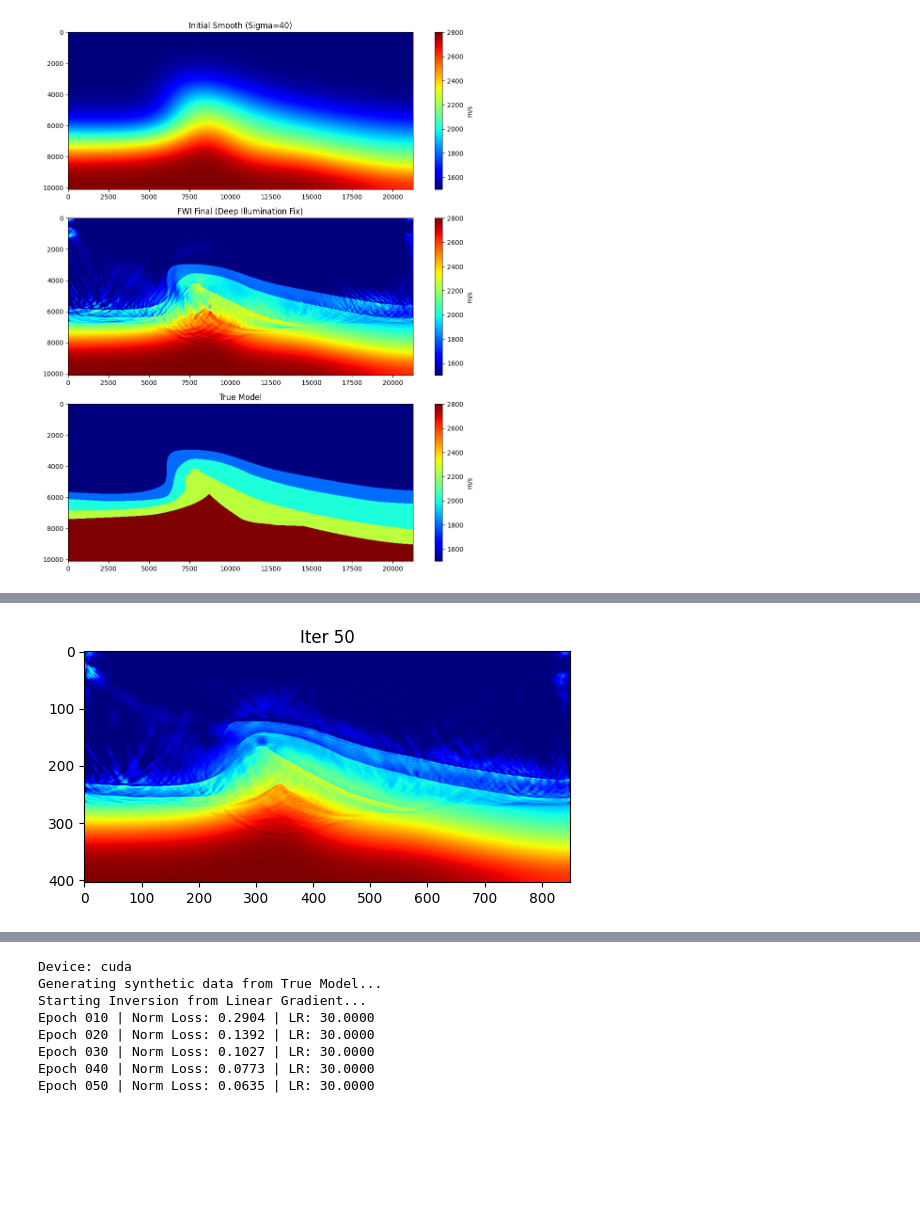
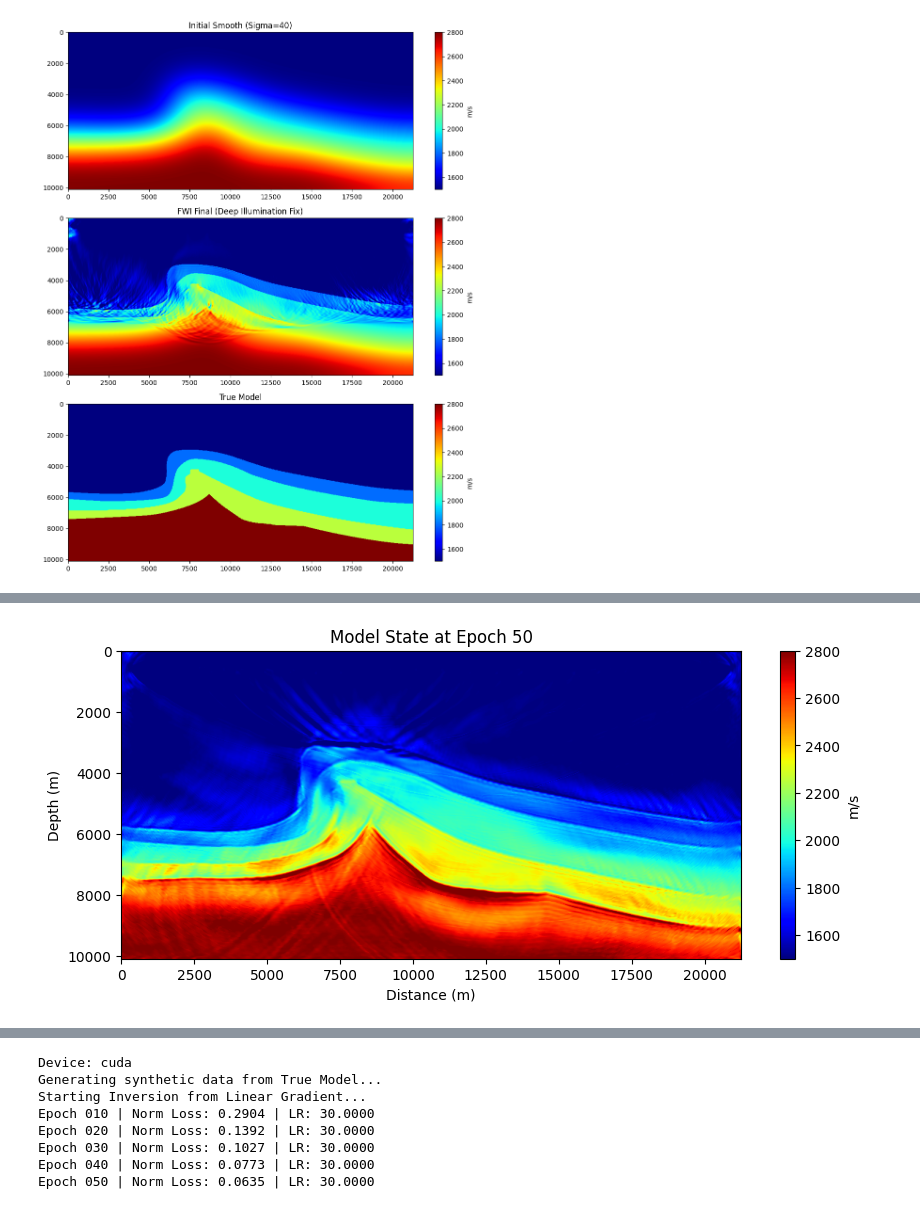
Before and after one commit to nemoiitkgp/NGRI-SUMMER-INTERNSHIP, a Jupyter notebook: Anticline.ipynb, the cells around one changed output, grey strips where cells are left out. Saved outputs shown, nothing was run; the diff lists cells and outputs as text; code cells hidden in the pictures; blank space fills up the shorter version.

```diff
--- a/Anticline.ipynb
+++ b/Anticline.ipynb
@@ -420,7 +594,7 @@ try:
     if v_true_np is None: raise ValueError("Invalid 2D array.")
     if np.max(v_true_np) < 10: v_true_np *= 1000.0
 except:
-    # Fallback if file not found
+    # Fallback synthetic if file is missing
     v_true_np = 2000 * np.ones((850, 404), dtype=np.float32)
     v_true_np[:, 200:] = 3500
 
@@ -428,21 +602,20 @@ v_true = torch.from_numpy(v_true_np).to(device)
 if v_true.shape[0] < v_true.shape[1]: v_true = v_true.T
 nx, nz = v_true.shape
 
-# 3. INITIAL MODEL (INCREASED SMOOTHING AS REQUESTED)
-# sigma increased from 15 to 40 to make it much blurrier
+# 3. INITIAL MODEL (Strongly Smoothed)
 v_init_np = 1/gaussian_filter(1/v_true.cpu().numpy(), sigma=40)
 v_init = torch.from_numpy(v_init_np).to(device)
 v1 = v_init.clone().requires_grad_(True)
 vmin, vmax = v_true.min().item(), v_true.max().item()
 
-# 4. GEOMETRY (Optimized for T4 15GB RAM)
+# 4. GEOMETRY (Optimized for T4 and Deep Illumination)
 pml_v = 20
 dx, dz = 25.0, 25.0
 spacing = (dx, dz)
-dt = 0.004  # 0.004 helps memory compared to 0.003
-nt = 2000   # 8 seconds total
-freq = 5.0
-n_shots = 16
+dt = 0.004
+nt = 3000   # 12 seconds: Essential for deep corner reflections to reach surface
+freq = 4.5  # Slightly lower frequency penetrates deeper structures better
+n_shots = 24 # Increased shots for better corner illumination
 
 rx = torch.arange(pml_v, nx - pml_v, device=device)
 n_receivers_per_shot = len(rx)
@@ -458,7 +631,7 @@ for i in range(n_shots): receiver_loc[i, :, 0] = rx
 source_amp_cpu = deepwave.wavelets.ricker(freq, nt, dt, 1.5/freq).repeat(n_shots, 1, 1)
 
 # 5. GENERATE OBSERVED DATA
-print("Generating observed data (Sequential)...")
+print(f"Generating data with nt={nt} for deep reach...")
 observed_data_cpu = torch.zeros(n_shots, n_receivers_per_shot, nt)
 with torch.no_grad():
     for i in range(n_shots):
@@ -470,37 +643,39 @@ with torch.no_grad():
         del out, s_amp
         torch.cuda.empty_cache()
 
-# Initial Loss for Normalization
-with torch.no_grad():
-    initial_loss = 0
-    for i in range(n_shots):
-        s_amp = source_amp_cpu[i:i+1].to(device)
-        out_init = scalar(v1, spacing, dt, source_amplitudes=s_amp,
-                          source_locations=source_loc[i:i+1], receiver_locations=receiver_loc[i:i+1],
-                          pml_width=[pml_v]*4, pml_freq=freq)
-        initial_loss += torch.nn.MSELoss()(out_init[-1], observed_data_cpu[i:i+1].to(device)).item()
-        del out_init, s_amp
-    initial_loss /= n_shots
+# 6. ENHANCED DEEP ILLUMINATION PRECONDITIONER
+z_coords = torch.linspace(0, 1, nz, device=device)
+# Aggressive power scaling (z^4) to force updates into the bottom of the model
+z_gain = (1.0 + 80.0 * z_coords**4).view(1, nz)
 
-# 6. ILLUMINATION & DEPTH GAIN
-z = torch.linspace(0, 1, nz, device=device)
-z_gain = (1.0 + 35.0 * z**3).view(1, nz) # Stronger depth reach
 x_gain = torch.ones(nx, device=device)
-x_gain[:150] = torch.linspace(1.8, 1.0, 150, device=device) # Flank boost
-x_gain[-150:] = torch.linspace(1.0, 1.8, 150, device=device) # Flank boost
+# Wider flank boost (200 grid points) to reach those corner "dead zones"
+flank_w = 200
+x_gain[:flank_w] = torch.linspace(2.2, 1.0, flank_w, device=device)
+x_gain[-flank_w:] = torch.linspace(1.0, 2.2, flank_w, device=device)
 full_gain = z_gain * x_gain.view(nx, 1)
 
 # 7. INVERSION
-optimizer = torch.optim.Adam([v1], lr=35.0)
-# Scheduler cuts LR to prevent loss increase after 100 epochs
-scheduler = torch.optim.lr_scheduler.ReduceLROnPlateau(optimizer, mode='min', factor=0.5, patience=10)
+optimizer = torch.optim.Adam([v1], lr=30.0)
+scheduler = torch.optim.lr_scheduler.ReduceLROnPlateau(optimizer, mode='min', factor=0.5, patience=15)
 loss_history = []
 
-print(f"Starting Inversion from Highly Smoothed Model (Sigma=40)...")
-for epoch in range(600):
+# Get initial loss for normalization
+with torch.no_grad():
+    init_mse = 0
+    for i in range(n_shots):
+        out_init = scalar(v1, spacing, dt, source_amplitudes=source_amp_cpu[i:i+1].to(device),
+                          source_locations=source_loc[i:i+1], receiver_locations=receiver_loc[i:i+1],
+                          pml_width=[pml_v]*4, pml_freq=freq)
+        init_mse += torch.nn.MSELoss()(out_init[-1], observed_data_cpu[i:i+1].to(device)).item()
+    init_mse /= n_shots
+
+print(f"Starting Inversion (Progress plots every 50 epochs)...")
+for epoch in range(300):
     optimizer.zero_grad()
     epoch_loss = 0
 
+    # Sequential loop to prevent OOM on T4 GPU
     for i in range(n_shots):
         curr_source = source_amp_cpu[i:i+1].to(device)
         curr_obs = observed_data_cpu[i:i+1].to(device)
@@ -510,46 +685,54 @@ for epoch in range(600):
                           pml_width=[pml_v]*4, pml_freq=freq)
 
         loss = torch.nn.MSELoss()(out_pred[-1], curr_obs)
-        (loss / (initial_loss * n_shots)).backward()
-        epoch_loss += (loss / initial_loss).item()
+        (loss / (init_mse * n_shots)).backward()
+        epoch_loss += (loss / init_mse).item()
 
         del out_pred, curr_source, curr_obs
         torch.cuda.empty_cache()
 
     epoch_loss /= n_shots
 
-    # Process Gradient
+    # Process Gradient with Illumination Fix
     with torch.no_grad():
         if v1.grad is not None:
             v1.grad *= full_gain
-            # Clamp gradients to maintain stability
-            torch.nn.utils.clip_grad_norm_(v1, max_norm=0.8)
+            torch.nn.utils.clip_grad_norm_(v1, max_norm=1.0)
 
-            # Smoothing gradient: Reduce smoothing as we progress to get sharper details
-            current_sigma = max(2.5 * (0.99**epoch), 1.2)
-            grad = gaussian_filter(v1.grad.cpu().numpy(), sigma=current_sigma)
+            # Gradually reduce smoothing to resolve finer details over time
+            current_sigma = max(2.5 * (0.985**epoch), 1.0)
+            grad_np = gaussian_filter(v1.grad.cpu().numpy(), sigma=current_sigma)
 
-            v1.grad.copy_(torch.from_numpy(grad).to(device))
+            v1.grad.copy_(torch.from_numpy(grad_np).to(device))
             optimizer.step()
             v1.clamp_(min=vmin, max=vmax)
 
     scheduler.step(epoch_loss)
     loss_history.append(epoch_loss)
 
+    # OUTPUT PROGRESS EVERY 10 EPOCHS
     if (epoch + 1) % 10 == 0:
         print(f"Epoch {epoch+1:03d} | Norm Loss: {epoch_loss:.4f} | LR: {optimizer.param_groups[0]['lr']:.4f}")
 
+    # PLOT EVERY 50 EPOCHS AS REQUESTED
     if (epoch + 1) % 50 == 0:
-        plt.figure(figsize=(8,3)); plt.imshow(v1.detach().cpu().numpy().T, cmap='jet', vmin=vmin, vmax=vmax); plt.title(f"Iter {epoch+1}"); plt.show()
+        plt.figure(figsize=(10, 4))
+        plt.imshow(v1.detach().cpu().numpy().T, cmap='jet', vmin=vmin, vmax=vmax,
+                   extent=[0, nx*dx, nz*dz, 0], aspect='auto')
+        plt.title(f"Model State at Epoch {epoch+1}")
+        plt.xlabel("Distance (m)"); plt.ylabel("Depth (m)")
+        plt.colorbar(label='m/s')
+        plt.show()
         gc.collect(); torch.cuda.empty_cache()
 
-# 8. FINAL PLOTS
+# 8. FINAL COMPARISON PLOTS
 fig, ax = plt.subplots(3, 1, figsize=(10, 12))
 imgs = [v_init.cpu().numpy(), v1.detach().cpu().numpy(), v_true.cpu().numpy()]
-titles = [f"Initial Smooth (Sigma=40)", "FWI Final (Deep Illumination Fix)", "True Model"]
+titles = ["Initial Model", "FWI Inverted Model", "True Model"]
 for i in range(3):
     im = ax[i].imshow(imgs[i].T, aspect='auto', cmap='jet', vmin=vmin, vmax=vmax, extent=[0, nx*dx, nz*dz, 0])
-    ax[i].set_title(titles[i]); fig.colorbar(im, ax=ax[i], label='m/s')
+    ax[i].set_title(titles[i])
+    fig.colorbar(im, ax=ax[i], label='m/s')
 plt.tight_layout(); plt.show()
 # %% [output]
 Device: cuda
@@ -563 +746 @@ Epoch 050 | Norm Loss: 0.1607 | LR: 17.5000
-[figure, old version]
+[figure, new version]
```
Also changed, not shown: parts of 6 cells of this notebook.
